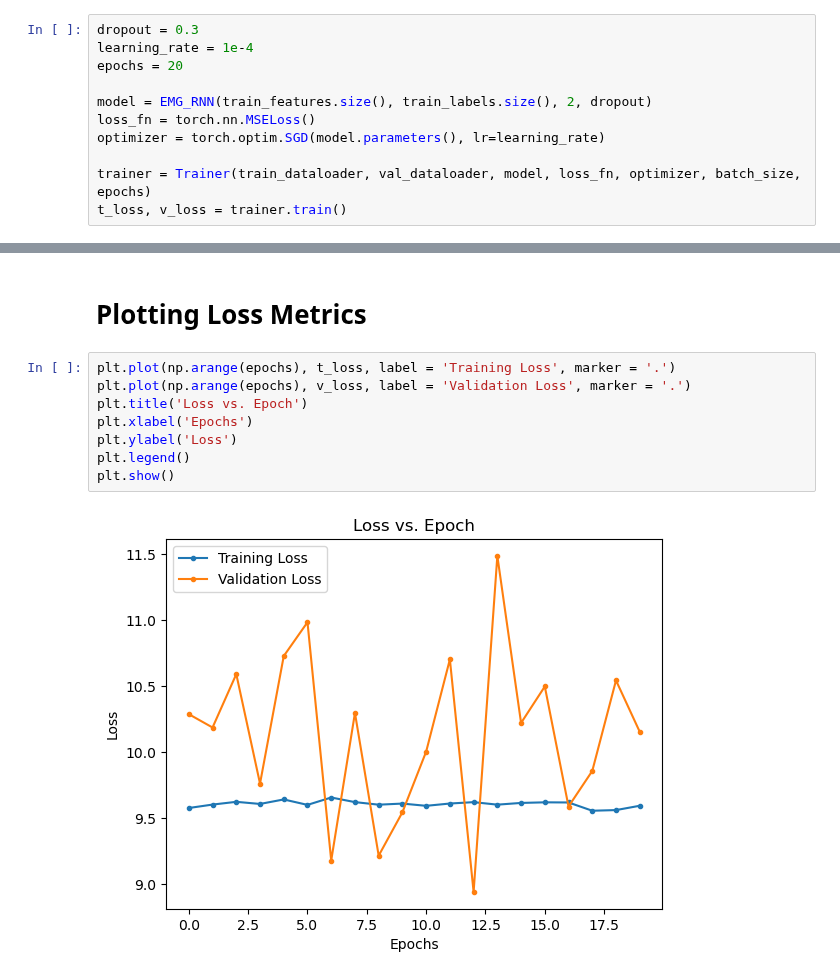
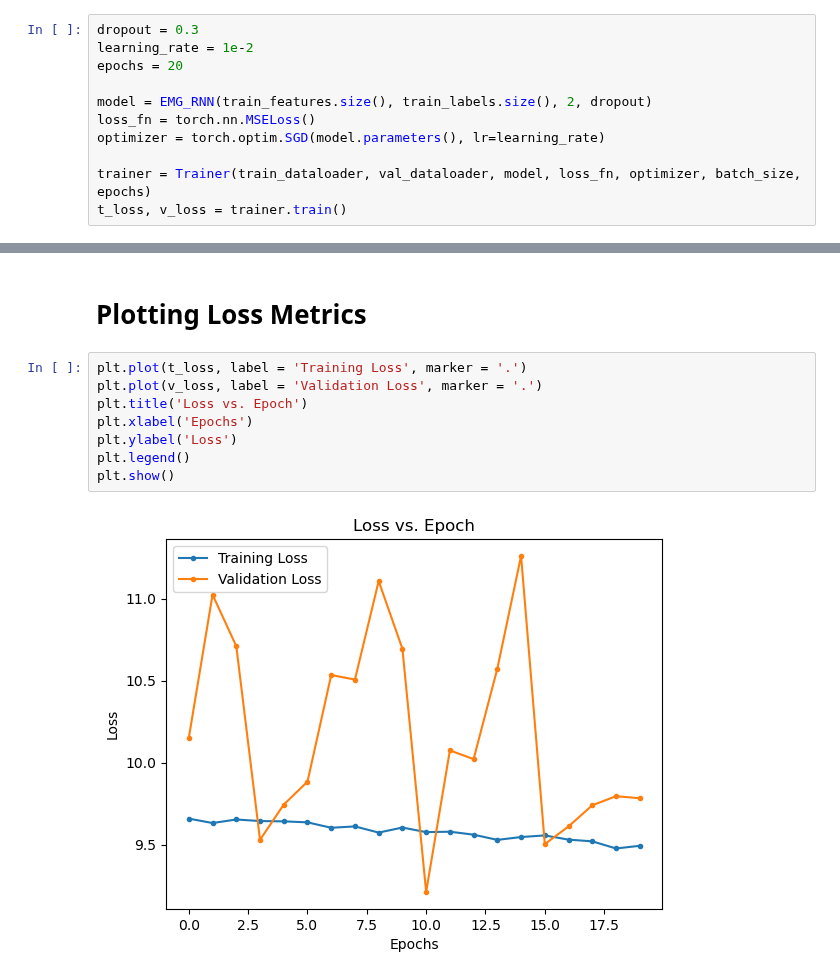
Before and after one commit to Jezen5Volk/Eyelid-Modeling, a Jupyter notebook: Eyelid-Modeling.ipynb, the cells around one changed output, grey strips where cells are left out. Saved outputs shown, nothing was run; the diff lists cells and outputs as text.

```diff
--- a/Eyelid-Modeling.ipynb
+++ b/Eyelid-Modeling.ipynb
@@ -122,7 +122,7 @@ Labels batch shape: torch.Size([64, 4, 3, 68, 5])
 cuda:0 cuda:0
 # %%
 dropout = 0.3
-learning_rate = 1e-4
+learning_rate = 1e-2
 epochs = 20
 
 model = EMG_RNN(train_features.size(), train_labels.size(), 2, dropout)
@@ -152,12 +152,12 @@ Done!
 # %% [markdown]
 # **Plotting Loss Metrics**
 # %%
-plt.plot(np.arange(epochs), t_loss, label = 'Training Loss', marker = '.')
-plt.plot(np.arange(epochs), v_loss, label = 'Validation Loss', marker = '.')
+plt.plot(t_loss, label = 'Training Loss', marker = '.')
+plt.plot(v_loss, label = 'Validation Loss', marker = '.')
 plt.title('Loss vs. Epoch')
 plt.xlabel('Epochs')
 plt.ylabel('Loss')
 plt.legend()
 plt.show()
 # %% [output]
-[figure, old version]
+[figure, new version]
```
Also changed, not shown: parts of 1 cell of this notebook, 1 other file.
